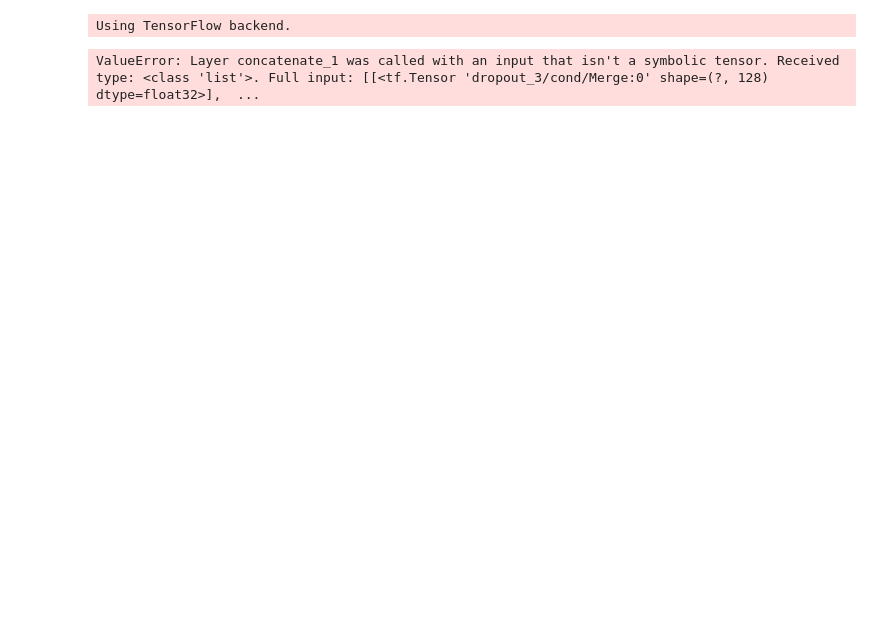
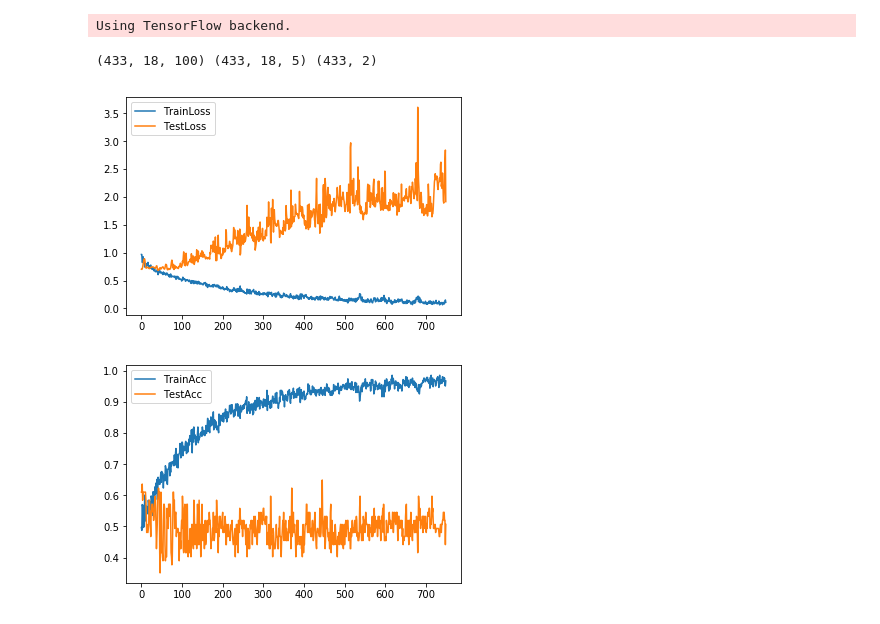
Before and after one commit to sshh12/StockMarketML, a Jupyter notebook: HeadlineAndTickerClassification.ipynb, the cells around one changed output. Cells and saved outputs as stored; diff of their text form; code cells hidden in the pictures; blank space fills up the shorter version.

Commit message:
Merged but overfit

```diff
--- a/HeadlineAndTickerClassification.ipynb
+++ b/HeadlineAndTickerClassification.ipynb
@@ -13,14 +16,26 @@ Using TensorFlow backend.
 # %%
 # Setup (Globals/Hyperz)
 
-window_size  = 6
+window_size  = 18 # Must match both input models
 epochs       = 750
 batch_size   = 128
 emb_size     = 100
+# %%
+# Loading and Splitting Data
+
+def get_data(stock):
+
+    AllX, AllX2, AllY = create_timeframed_doc2vec_ticker_classification_data(stock, window_size, min_time_disparity=4)
+
+    trainX, trainX2, trainY, testX, testX2, testY = split_data2(AllX, AllX2, AllY, ratio=.85)
+
+    return (trainX, trainX2, trainY), (testX, testX2, testY)
 # %%
 # Make Model
 
 def get_model():
+
+    ## Load
 
     ticker_model = load_model(os.path.join('models', 'basic-classification.h5'))
     headline_model = load_model(os.path.join('models', 'headline-classification.h5'))
@@ -28,19 +43,59 @@ def get_model():
     ticker_model.pop()
     headline_model.pop()
 
-    combined = concatenate([ticker_model.outputs, headline_model.outputs])
+    ## Merge
 
-    combined.add(Dense(16))
-    combined.add(BatchNormalization())
-    combined.add(Activation('relu'))
-    combined.add(Dropout(0.25))
+    combined = Sequential()
 
-    combined.add(Dense(2, activation='softmax'))
+    combined.add(Merge([headline_model, ticker_model], mode='concat'))
 
-    print(combined.summary())
+    combined.add(Dense(16,          name="combined_d1"))
+    combined.add(BatchNormalization(name="combined_bn1"))
+    combined.add(Activation('relu', name="combined_a1"))
+    combined.add(Dropout(0.5,       name="combined_do1"))
 
-    # TODO: How to combine models
+    combined.add(Dense(2, activation='softmax', name="combined_d2"))
 
-get_model()
+    combined.compile(loss='categorical_crossentropy', optimizer='adam', metrics=['accuracy'])
+
+    return combined
-# %% [output]
-ValueError: Layer concatenate_1 was called with an input that isn't a symbolic tensor. Received type: <class 'list'>. Full input: [[<tf.Tensor 'dropout_3/cond/Merge:0' shape=(?, 128) dtype=float32>],  ...
+# %%
+# Run (Load)
+
+if __name__ == "__main__":
+
+    (trainX, trainX2, trainY), (testX, testX2, testY) = get_data('AAPL')
+
+    print(trainX.shape, trainX2.shape, trainY.shape)
+# %% [output]
+(433, 18, 100) (433, 18, 5) (433, 2)
+# %%
+# Run (Train)
+
+if __name__ == "__main__":
+
+    model = get_model()
+
+    checkpoint = ModelCheckpoint(os.path.join('models', 'headlineticker-classification.h5'),
+                                 monitor='val_acc',
+                                 verbose=0,
+                                 save_best_only=True)
+
+    history = model.fit([trainX, trainX2], trainY, epochs=epochs,
+                                           batch_size=batch_size,
+                                           validation_data=([testX, testX2], testY),
+                                           verbose=0,
+                                           callbacks=[checkpoint])
+
+    plt.plot(history.history['loss'])
+    plt.plot(history.history['val_loss'])
+    plt.legend(['TrainLoss', 'TestLoss'])
+    plt.show()
+
+    plt.plot(history.history['acc'])
+    plt.plot(history.history['val_acc'])
+    plt.legend(['TrainAcc', 'TestAcc'])
+    plt.show()
+# %% [output]
+[figure, added]
+[figure, added]
```
Also changed, not shown: parts of 1 cell of this notebook, 10 other files.
